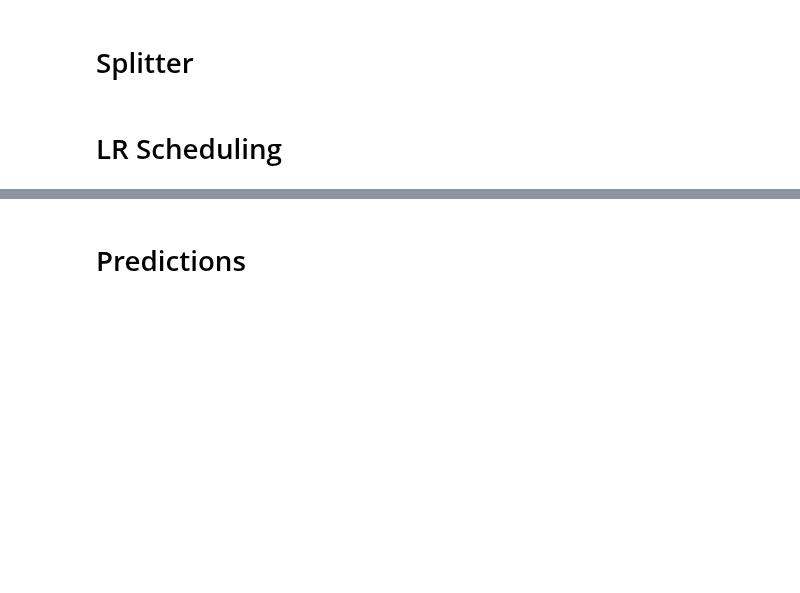
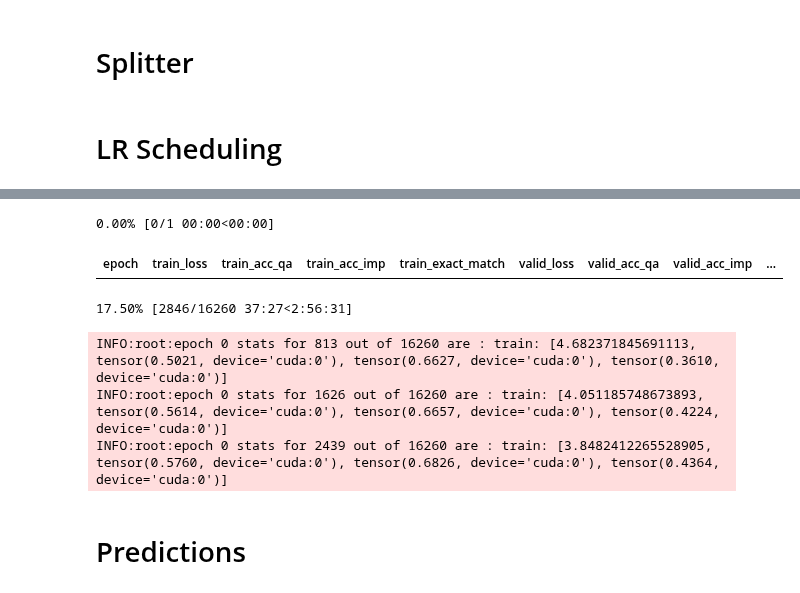
Before and after one commit to devkosal/askai, a Jupyter notebook: Train Albert on SQuAD.ipynb, the cells around one changed output, grey strips where cells are left out. Drawn from its saved outputs; the diff is of its cells as text; code cells hidden in the pictures; blank space fills up the shorter version.

```diff
--- a/Train Albert on SQuAD.ipynb
+++ b/Train Albert on SQuAD.ipynb
@@ -282,5 +404,5 @@ class AlbertForQuestionAnsweringMTL(AlbertPreTrainedModel):
 # %%
-model = AlbertForQuestionAnsweringMTL.from_pretrained(weights)
+model = AlbertForQuestionAnsweringMTL()#.from_pretrained(weights)
 # %% [markdown]
 # Loss Function and Evaluation Metrics
 # %%
@@ -311,7 +442,7 @@ def acc_qa(input,target,xb):
     """
     Taking the average between the accuracies of predicting the start and ending indices
     """
-    return (accuracy(input[0], target[0][:,0]) + accuracy(input[1], target[0][:,1]))
+    return (accuracy(input[0], target[0][:,0]) + accuracy(input[1], target[0][:,1]))/2.0
 
 def acc_imp(input,target,xb):
     return accuracy(input[2], target[1])
@@ -355,7 +486,7 @@ def save_model(learner,output_dir: Path):
     epoch = learner.epoch
     metric = round(float(learner.qa_avg_stats.valid_stats.avg_stats[1]),2)
     _create_dir(output_dir)
-    model_dir = f"{config.model}-accuracy-{metric}-epoch-{epoch}-" + str(datetime.now())
+    model_dir = f"{config.model}-accuracy-{metric}-epoch-{epoch}-squad_ver-{config.squad_version}-" + str(datetime.now())
     _create_dir(output_dir/model_dir)
     learner.model.save_pretrained(output_dir/model_dir) # learner.model.bert.save...
 
@@ -393,15 +524,18 @@ class QAAvgStatsCallback(AvgStatsCallback):
         self.train_stats,self.valid_stats = QAAvgStats(metrics,True),QAAvgStats(metrics,False)
 # %%
 class MidStatsCallback(Callback):
-    _order=1
-    def __init__(self,update_freq=None):
-        if update_freq is None: self.update_freq = int(.1*self.iters)
+    _order=5
+    def __init__(self, update_freq_pct=.05):
+        self.update_freq_pct = update_freq_pct
         logging.basicConfig()
         self.logger = logging.getLogger()
         self.logger.setLevel(logging.INFO)
 
+    def begin_epoch(self):
+        self.update_freq = int(self.update_freq_pct*len(self.dl))
+
     def after_batch(self):
-        if self.iters % self.update_freq == 0:
+        if self.n_iter % self.update_freq == 0:
             stats = learn.qa_avg_stats.train_stats if self.in_train else learn.qa_avg_stats.valid_stats
             self.logger.info(f"epoch {self.epoch} stats for {self.n_iter} out of {self.iters} are : {stats}")
 # %%
@@ -454,2 +597,3 @@ learn = Learner(model, data, cross_entropy_qa_mtl,lr=config.max_lr,cb_funcs=cbfs
 # %%
-learn.fit(9,cbs=disc_lr_sched)
+learn.fit(1,cbs=disc_lr_sched)
+# %% [output]
@@ -455,0 +601,6 @@ learn.fit(9,cbs=disc_lr_sched)
+0.00% [0/1 00:00<00:00]
+| epoch | train_loss | train_acc_qa | train_acc_imp | train_exact_match | valid_loss | valid_acc_qa | valid_acc_imp | ... |
+17.50% [2846/16260 37:27<2:56:31]
+INFO:root:epoch 0 stats for 813 out of 16260 are : train: [4.682371845691113, tensor(0.5021, device='cuda:0'), tensor(0.6627, device='cuda:0'), tensor(0.3610, device='cuda:0')]
+INFO:root:epoch 0 stats for 1626 out of 16260 are : train: [4.051185748673893, tensor(0.5614, device='cuda:0'), tensor(0.6657, device='cuda:0'), tensor(0.4224, device='cuda:0')]
+INFO:root:epoch 0 stats for 2439 out of 16260 are : train: [3.8482412265528905, tensor(0.5760, device='cuda:0'), tensor(0.6826, device='cuda:0'), tensor(0.4364, device='cuda:0')]
```
Also changed, not shown: parts of 19 cells of this notebook.
